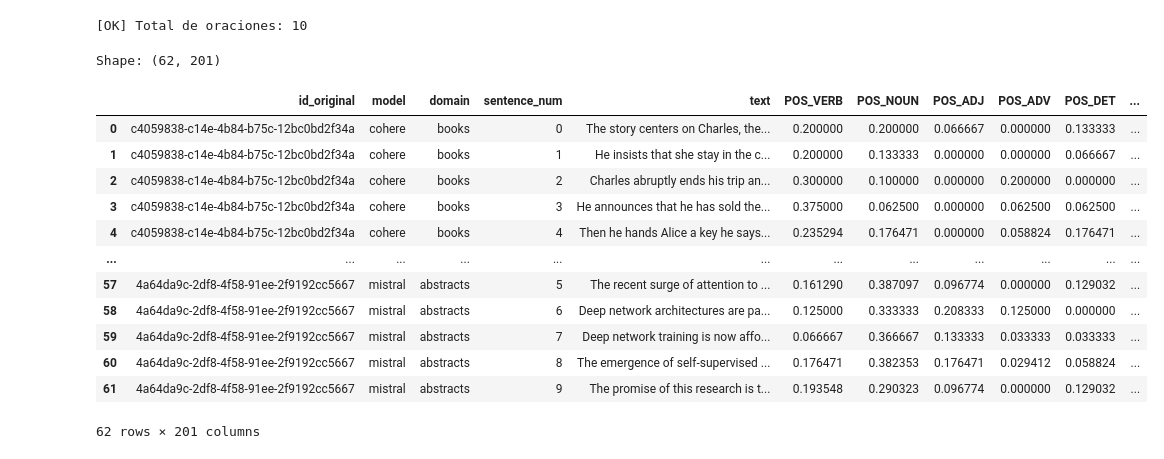
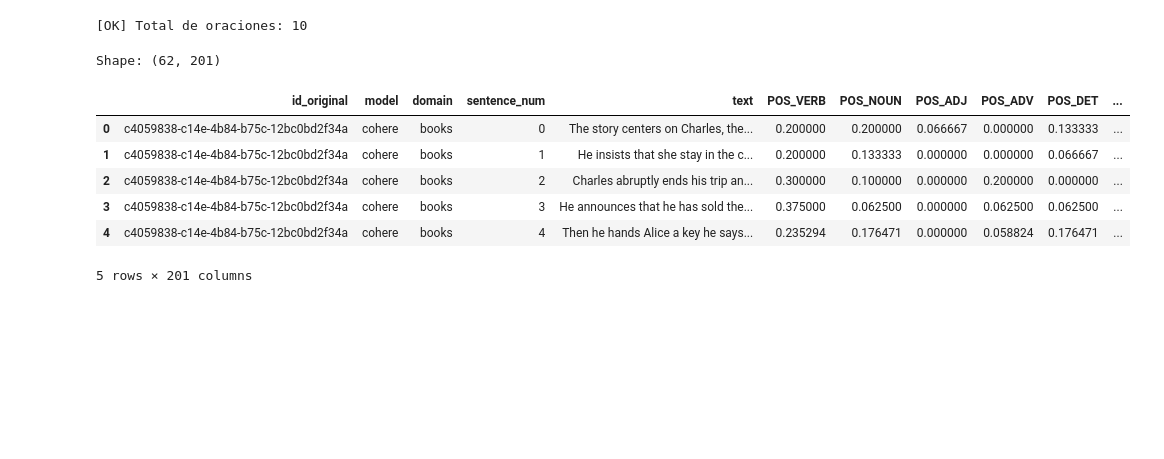
Before and after one commit to JaimeRamosT/Hybrid-authorship-detection---Stylometry, a Jupyter notebook: dfBuild0.ipynb, the cells around one changed output. Drawn from its saved outputs; the diff is of its cells as text; code cells hidden in the pictures; blank space fills up the shorter version.

```diff
--- a/part1.ipynb
+++ b/dfBuild0.ipynb
@@ -320,19 +287,13 @@ features_df = extract_features_from_dataset(generation_sample)
 # %%
 # Uso:
 print(f"Shape: {features_df.shape}")
-display(features_df.head(62))
+display(features_df.head(5))
 # %% [output]
 Shape: (62, 201)
 |  | id_original | model | domain | sentence_num | text | POS_VERB | POS_NOUN | POS_ADJ | POS_ADV | POS_DET | ... |
 | 0 | c4059838-c14e-4b84-b75c-12bc0bd2f34a | cohere | books | 0 | The story centers on Charles, the... | 0.200000 | 0.200000 | 0.066667 | 0.000000 | 0.133333 | ... |
 | 1 | c4059838-c14e-4b84-b75c-12bc0bd2f34a | cohere | books | 1 | He insists that she stay in the c... | 0.200000 | 0.133333 | 0.000000 | 0.000000 | 0.066667 | ... |
 | 2 | c4059838-c14e-4b84-b75c-12bc0bd2f34a | cohere | books | 2 | Charles abruptly ends his trip an... | 0.300000 | 0.100000 | 0.000000 | 0.200000 | 0.000000 | ... |
 | 3 | c4059838-c14e-4b84-b75c-12bc0bd2f34a | cohere | books | 3 | He announces that he has sold the... | 0.375000 | 0.062500 | 0.000000 | 0.062500 | 0.062500 | ... |
 | 4 | c4059838-c14e-4b84-b75c-12bc0bd2f34a | cohere | books | 4 | Then he hands Alice a key he says... | 0.235294 | 0.176471 | 0.000000 | 0.058824 | 0.176471 | ... |
-| ... | ... | ... | ... | ... | ... | ... | ... | ... | ... | ... | ... |
-| 57 | 4a64da9c-2df8-4f58-91ee-2f9192cc5667 | mistral | abstracts | 5 | The recent surge of attention to ... | 0.161290 | 0.387097 | 0.096774 | 0.000000 | 0.129032 | ... |
-| 58 | 4a64da9c-2df8-4f58-91ee-2f9192cc5667 | mistral | abstracts | 6 | Deep network architectures are pa... | 0.125000 | 0.333333 | 0.208333 | 0.125000 | 0.000000 | ... |
-| 59 | 4a64da9c-2df8-4f58-91ee-2f9192cc5667 | mistral | abstracts | 7 | Deep network training is now affo... | 0.066667 | 0.366667 | 0.133333 | 0.033333 | 0.033333 | ... |
-| 60 | 4a64da9c-2df8-4f58-91ee-2f9192cc5667 | mistral | abstracts | 8 | The emergence of self-supervised ... | 0.176471 | 0.382353 | 0.176471 | 0.029412 | 0.058824 | ... |
-| 61 | 4a64da9c-2df8-4f58-91ee-2f9192cc5667 | mistral | abstracts | 9 | The promise of this research is t... | 0.193548 | 0.290323 | 0.096774 | 0.000000 | 0.129032 | ... |
-62 rows × 201 columns
+5 rows × 201 columns
```
Also changed, not shown: parts of 3 cells of this notebook, 3 other files.
